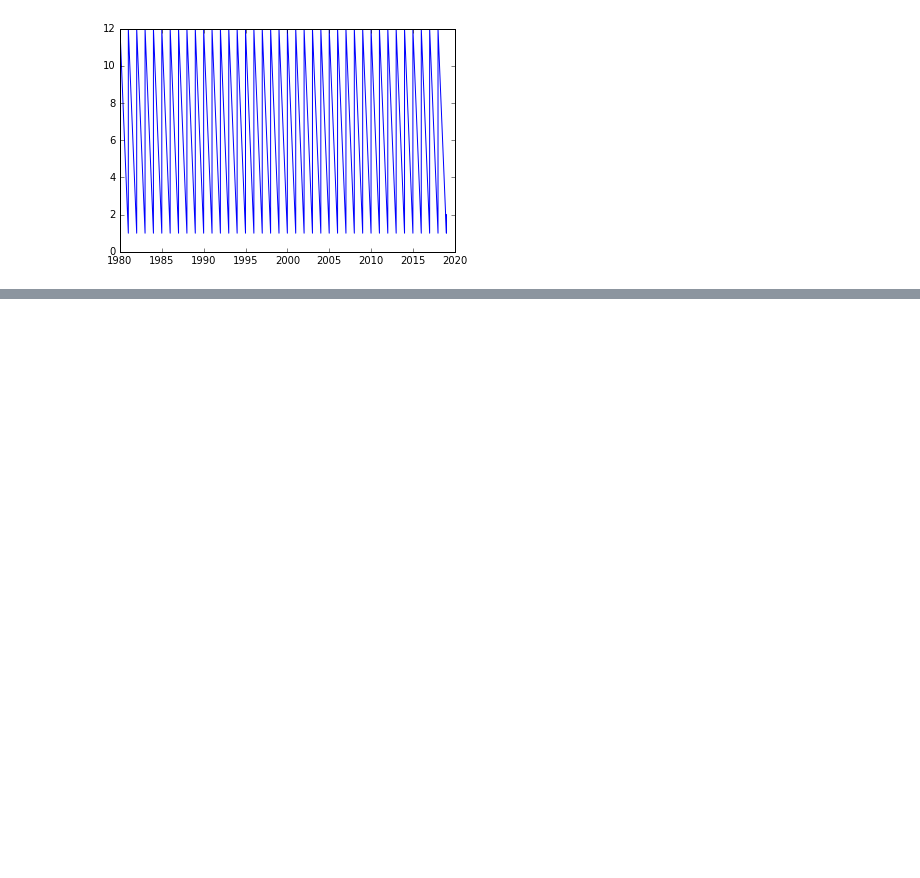
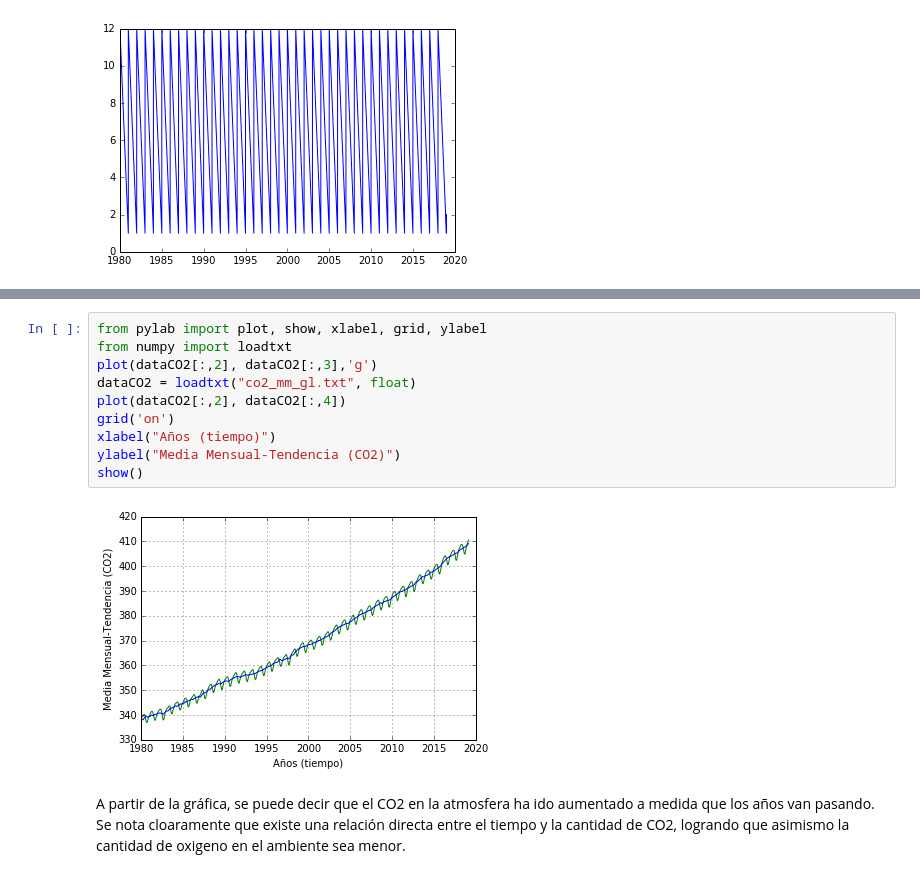
Before and after one commit to fiscompunipamplona/taller-clase-4-Yailinn, a Jupyter notebook: Taller4Yailiin.ipynb, the cells around one changed output, grey strips where cells are left out. Cells and saved outputs as stored; diff of their text form; blank space fills up the shorter version.

```diff
--- a/Taller4Yailiin.ipynb
+++ b/Taller4Yailiin.ipynb
@@ -94,0 +107,14 @@ show()
+# %%
+from pylab import plot, show, xlabel, grid, ylabel
+from numpy import loadtxt
+plot(dataCO2[:,2], dataCO2[:,3],'g')
+dataCO2 = loadtxt("co2_mm_gl.txt", float)
+plot(dataCO2[:,2], dataCO2[:,4])
+grid('on')
+xlabel("Años (tiempo)")
+ylabel("Media Mensual-Tendencia (CO2)")
+show()
+# %% [output]
+[figure, added]
+# %% [markdown]
+A partir de la gráfica, se puede decir que el CO2 en la atmosfera ha ido aumentado a medida que los años van pasando. Se nota cloaramente que existe una relación directa entre el tiempo y la cantidad de CO2, logrando que asimismo la cantidad de oxigeno en el ambiente sea menor.
```
Also changed, not shown: parts of 2 cells of this notebook.
